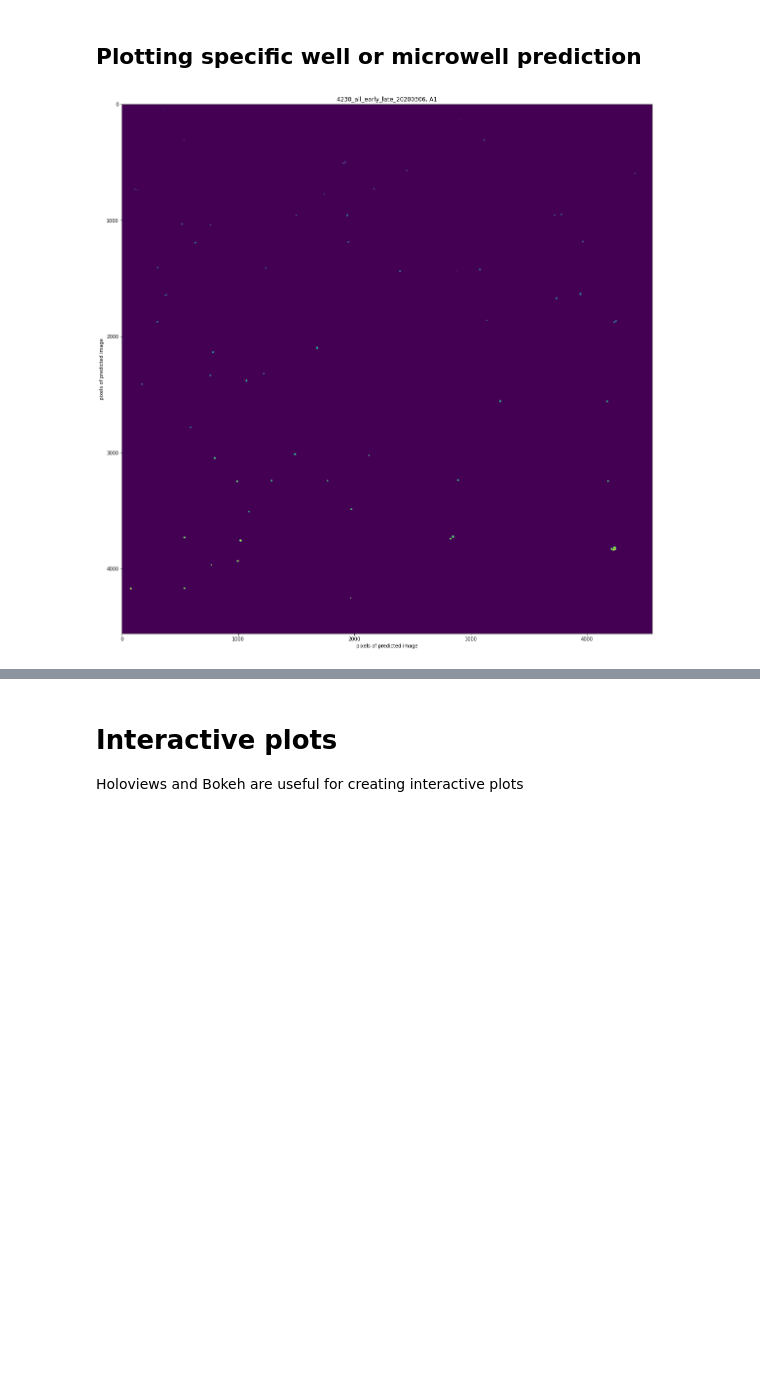
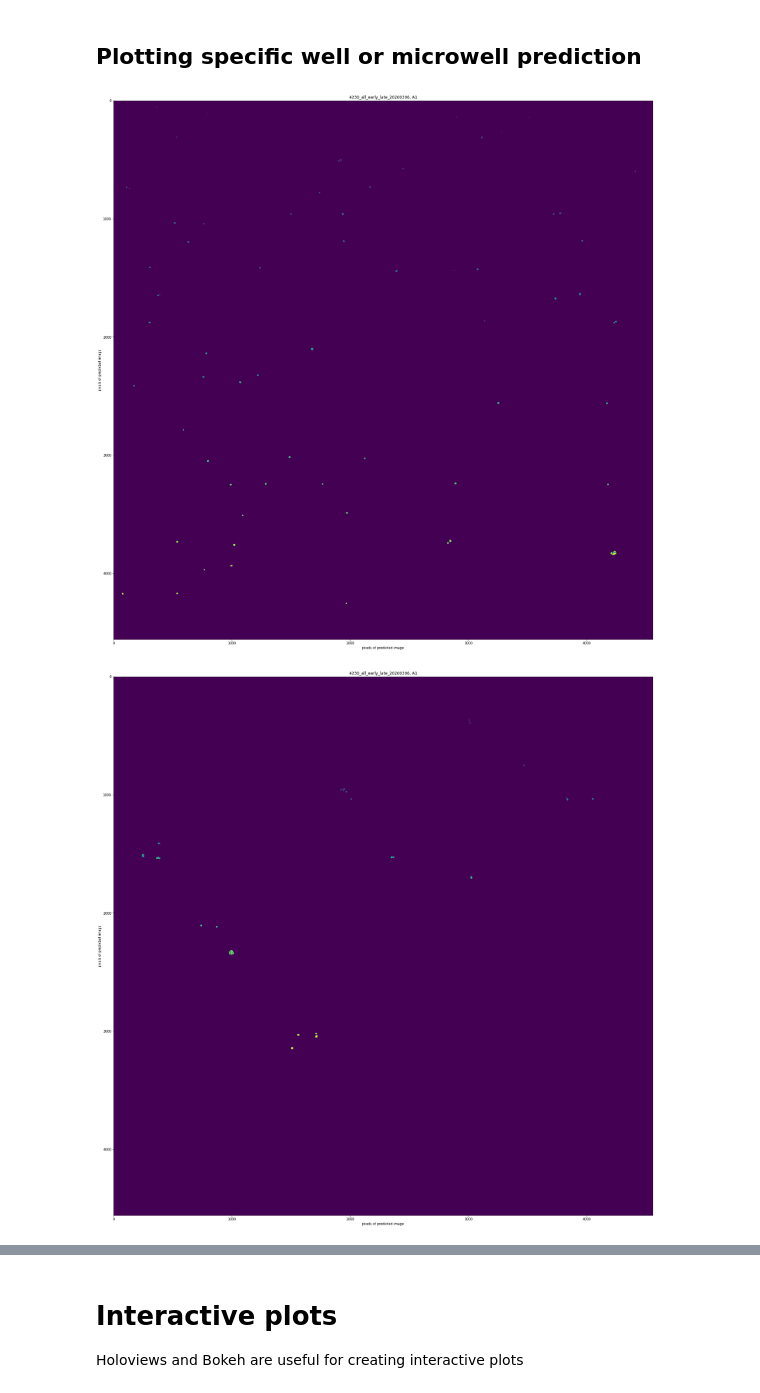
Before and after one commit to juliaschaepe/wellception, a Jupyter notebook: organoid_processor.ipynb, the cells around one changed output, grey strips where cells are left out. Cells and saved outputs as stored; diff of their text form; code cells hidden in the pictures; blank space fills up the shorter version.

Commit message:
plots debugged and added plot for microwell over all timepoints

```diff
--- a/organoid_processor.ipynb
+++ b/organoid_processor.ipynb
@@ -303,35 +293,38 @@ KeyboardInterrupt:
 # %%
 def plot_well(experiment_id, timepoint, well_id, stack_index, experiment_folder):
     # load in necesarry information
     df = pd.read_csv(experiment_id + '_' + well_id + '_processed_summary.csv')
     input_folder = experiment_folder + well_id + '/'
     timepoints = read_timepoints(input_folder, well_id)
-    timepoint_index = np.argmax(timepoints == timepoint)
+    timepoint_index = np.argmax(np.asarray(timepoints) == timepoint)
     input_folder = experiment_folder + well_id + '/'
     h5file_name = experiment_id + '_predicted_images.h5'
     h5file = h5py.File(h5file_name, 'r')
     well = df[df['well_id']==well_id]
-    img = h5file['A1'][str(stack_index)][timepoint_index, :, :]
+    img = h5file[well_id][str(stack_index)][timepoint_index, :, :]
 
     # plot microwell
-    plt.figure(figsize=(20,20))
+    plt.figure(figsize=(30,30))
     plt.imshow(img)
     plt.title(experiment_id + ', ' + well_id)
     plt.xlabel('pixels of predicted image')
     plt.ylabel('pixels of predicted image')
     plt.show()
     h5file.close()
+    return
 
 # change these parameters to plot different microwells
 experiment_id = '4230_all_early_late_20200306'
 experiment_folder = '/home/users/jschaepe/scratch/pfordyce/data/' + experiment_id + '/'
 well_id = 'A1'
-timepoint = '20200306_185209'
 stack_index = 0
-
-plot_well(experiment_id, timepoint, well_id, stack_index, experiment_folder)
+first_timepoint = '20200306_185209'
+last_timepoint = '20200314_114229'
+plot_well(experiment_id, first_timepoint, well_id, stack_index, experiment_folder)
+plot_well(experiment_id, last_timepoint, well_id, stack_index, experiment_folder)
 # %% [output]
-[figure, old version]
+[figure, new version]
+[figure, added]
 # %%
 # plots a specific microwell
 def plot_microwell(experiment_id, timepoint, well_id, microwell_id, experiment_folder):
```
Also changed, not shown: parts of 6 cells of this notebook.
